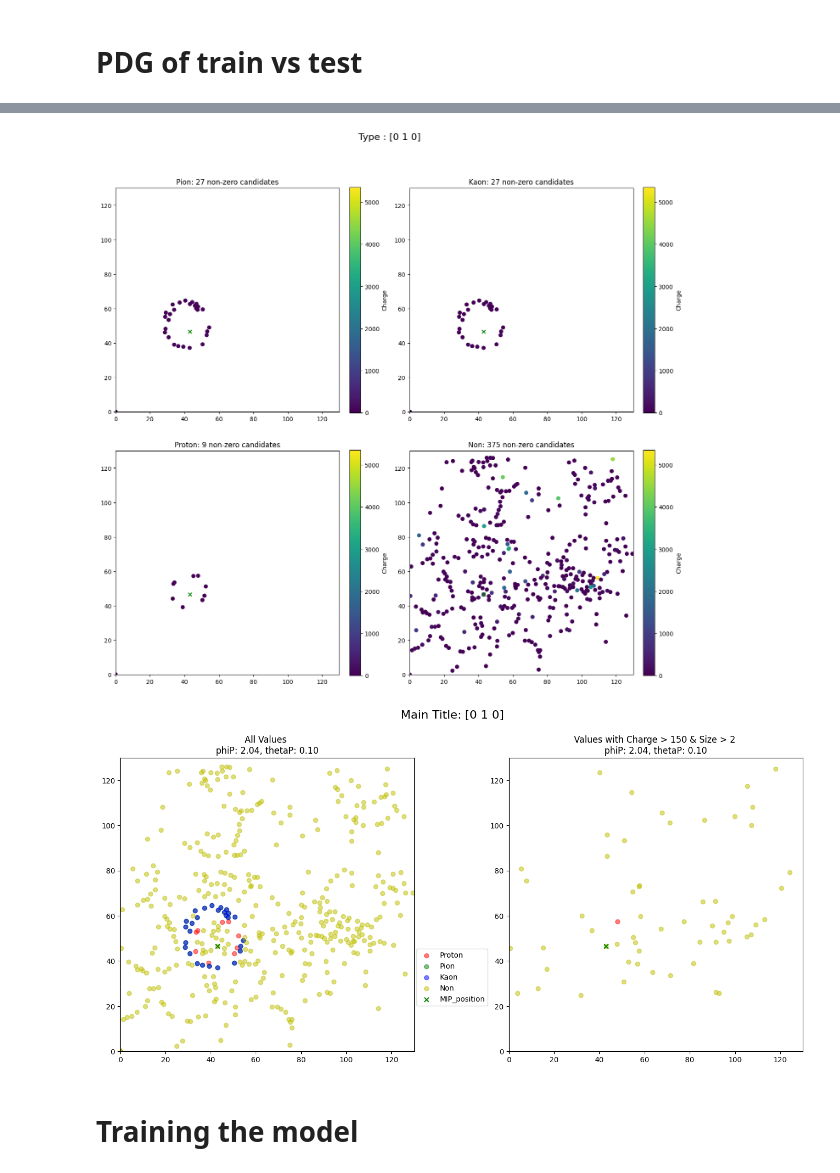
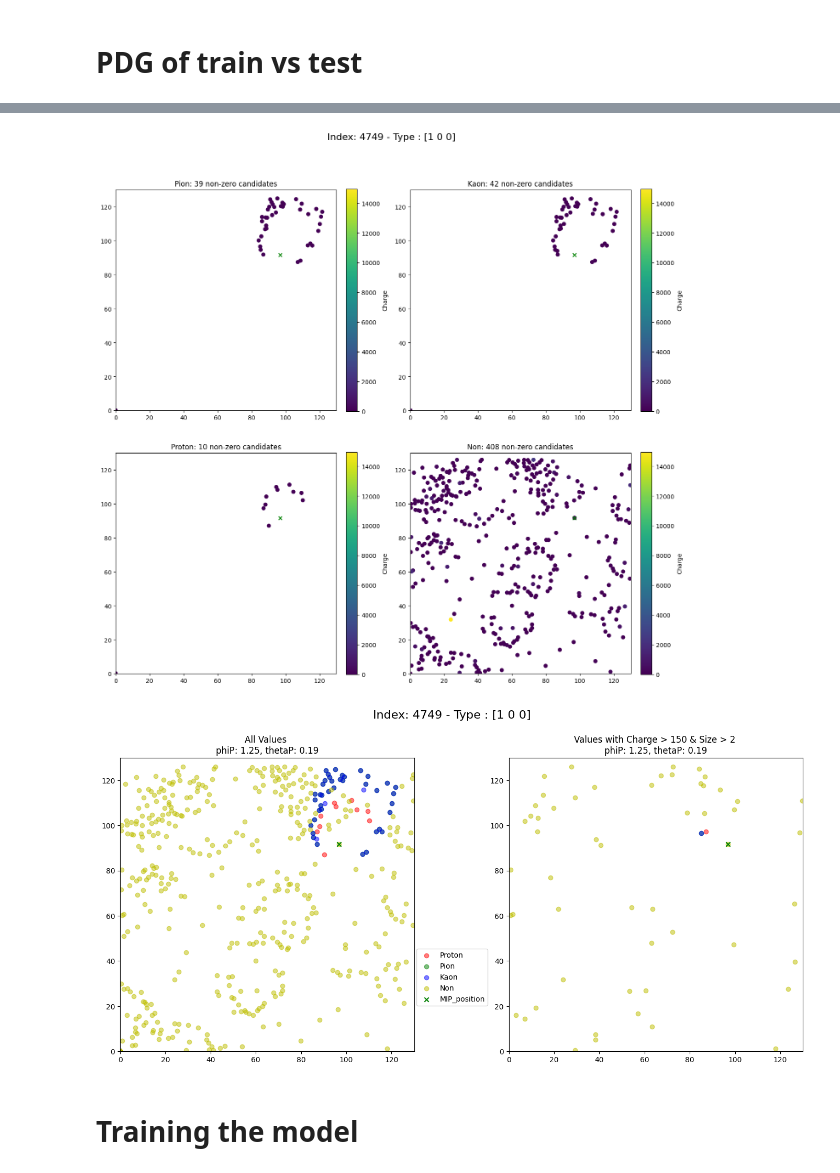
Before and after one commit to eflatlan/CNN_PID, a Jupyter notebook: Segmentation_HMPID.ipynb, the cells around one changed output, grey strips where cells are left out. Cells and saved outputs as stored; diff of their text form; code cells hidden in the pictures.

Commit message:
add index of plot to compare w C++

```diff
--- a/Segmentation_HMPID.ipynb
+++ b/Segmentation_HMPID.ipynb
@@ -667,6 +666,7 @@ def create_map(filledBins=None, resolution=4):
 # %% [output]
 1000
 # %%
+
 import matplotlib.pyplot as plt
 import numpy as np
 from matplotlib.colors import LogNorm
@@ -678,7 +678,8 @@ def count_non_zero_charges(datasets, idx, titles):
         non_zero_counts[title] = non_zero_charges
     return non_zero_counts
 
-def plot_individual_types(idx, x_pion, x_kaon, x_proton, x_non, MIP_charge, MIP_position, RAD_position, y_train, log_scale):
+def plot_individual_types(idx, x_pion, x_kaon, x_proton, x_non, MIP_charge, MIP_position, RAD_position, y_train, log_scale, X_index):
+    index_of_fig = X_index[idx]
     datasets = [ x_pion, x_kaon, x_proton, x_non]
     titles = [ "Pion", "Kaon", "Proton", "Non"]
     non_zero_counts = count_non_zero_charges(datasets, idx, titles)
@@ -702,7 +703,8 @@ def plot_individual_types(idx, x_pion, x_kaon, x_proton, x_non, MIP_charge, MIP_
 
     label_type = y_train[idx]
     #fig.suptitle(f"Type : {label_type}  MIP Charge: {mip_charge:.2f}", fontsize=16)
-    fig.suptitle(f"Type : {label_type} ", fontsize=16)
+    fig.suptitle(f"Index: {index_of_fig} - Type : {label_type}", fontsize=16)
+
 
 
     cmap = plt.get_cmap('viridis')
@@ -735,13 +737,14 @@ def plot_individual_types(idx, x_pion, x_kaon, x_proton, x_non, MIP_charge, MIP_
     plt.tight_layout(rect=[0, 0.03, 1, 0.95])
     plt.show()
 
-def plot_combined_types(i, x_pion, x_kaon, x_proton, x_non, MIP_position, RAD_position, phiP, thetaP, y_train):
+def plot_combined_types(i, x_pion, x_kaon, x_proton, x_non, MIP_position, RAD_position, phiP, thetaP, y_train, X_index):
+    index_of_fig = X_index[i]
     label_type = y_train[i]
     phiP_val = phiP[i]
     thetaP_val = thetaP[i]
 
     fig, ax = plt.subplots(1, 2, figsize=(15, 7))
-    fig.suptitle(f"Main Title: {label_type}", fontsize=16)
+    fig.suptitle(f"Index: {index_of_fig} - Type : {label_type}", fontsize=16)
 
     xm, ym = MIP_position[i]
 
@@ -2305,31 +2323,36 @@ plt.show()
 # %%
 #plot_combined_types(1, X_train_pion_candidates, X_train_kaon_candidates, X_train_proton_candidates, X_train_non_candidates)
 # plot_individual_types(5, X_train_pion_candidates, X_train_kaon_candidates, X_train_proton_candidates, X_train_non_candidates)
 
-index = 14
+X_train_index_particle = X_train["X_train_index_particle"]
+X_test_index_particle = X_test["X_test_index_particle"]
+
+index = 6
 X_train_mCluCharge = X_train["X_train_mCluCharge"]
 X_train_mCluSize = X_train["X_train_mCluSize"]
 X_test_mCluCharge = X_test["X_test_mCluCharge"]
 X_test_mCluSize = X_test["X_test_mCluSize"]
 
 #print(f"X_test_mCluCharge shape {X_test_mCluCharge[1]}")
 
 #print(f"X_test_rad_position  {X_test_rad_position[0,:,:]}")
 
 #print(f"X_test_mip_position  {X_test_mip_position[0,:,:]}")
 
 #def plot_individual_types(idx, x_pion, x_kaon, x_proton, x_non, MIP_charge, MIP_position, RAD_position, y_train, log_scale):
-plot_individual_types(idx = index, x_pion = X_test_pion_candidates, x_kaon = X_test_kaon_candidates, x_proton = X_test_proton_candidates, x_non =  X_test_non_candidates, MIP_charge = X_test_mCluCharge, MIP_position =  X_test_mip_position, RAD_position = X_test_rad_position, y_train = y_test, log_scale = False)
+
+
+plot_individual_types(idx = index, x_pion = X_test_pion_candidates, x_kaon = X_test_kaon_candidates, x_proton = X_test_proton_candidates, x_non =  X_test_non_candidates, MIP_charge = X_test_mCluCharge, MIP_position =  X_test_mip_position, RAD_position = X_test_rad_position, y_train = y_test, log_scale = True, X_index = X_test_index_particle)
 
 
 #def plot_combined_types(i, x_pion, x_kaon, x_proton, x_non, MIP_position, RAD_position, phiP, thetaP, y_train):
-plot_combined_types(index, X_test_pion_candidates, X_test_kaon_candidates, X_test_proton_candidates, X_test_non_candidates,X_test_mip_position, X_test_rad_position, X_test_phi, X_test_theta, y_train = y_test)
+plot_combined_types(index, X_test_pion_candidates, X_test_kaon_candidates, X_test_proton_candidates, X_test_non_candidates,X_test_mip_position, X_test_rad_position, X_test_phi, X_test_theta, y_train = y_test, X_index = X_test_index_particle)
 
 
 #plot_combined_types3(index, X_test_pion_candidates, X_test_kaon_candidates, X_test_proton_candidates, X_test_non_candidates,X_test_mip_position, X_test_rad_position, X_test_phi, X_test_theta, y_test)
 # %% [output]
-[figure, old version]
+[figure, new version]
-[figure, old version]
+[figure, new version]
 # %% [markdown]
 # Training the model
 # %%
```
Also changed, not shown: parts of 10 cells of this notebook.
